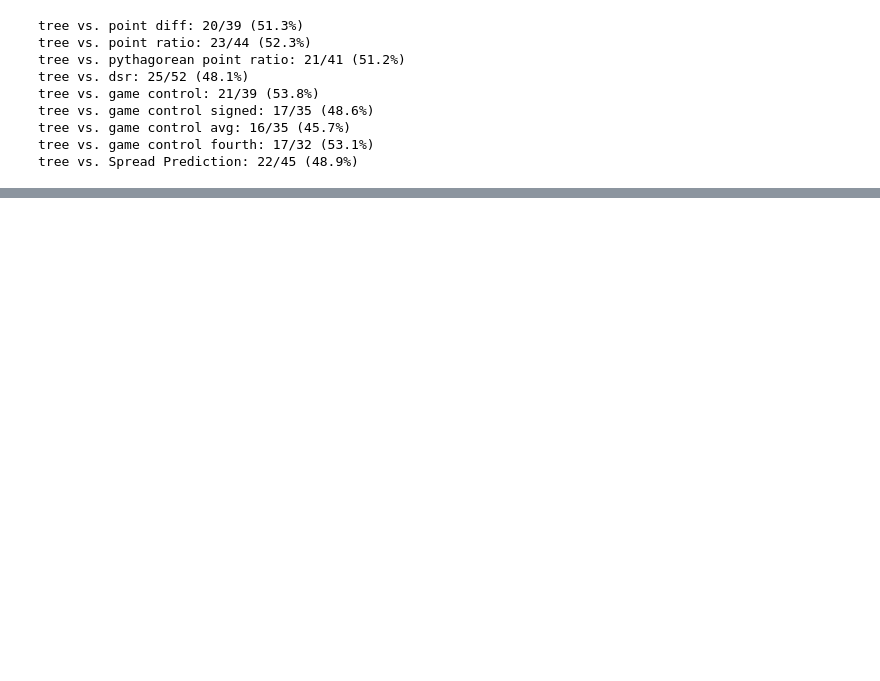
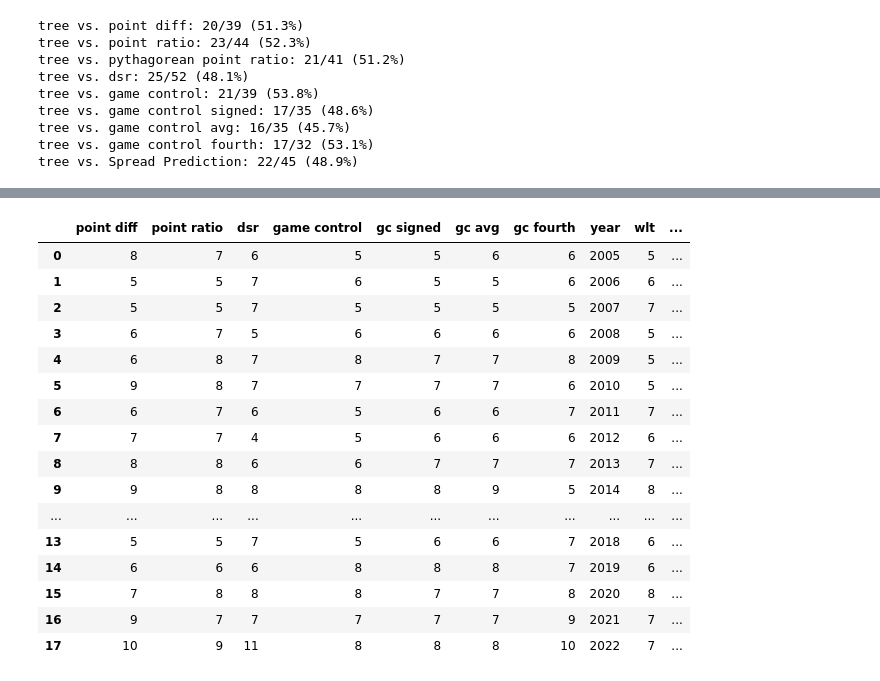
Before and after one commit to thearyanmittal/nfl-lrmc, a Jupyter notebook: flrmc.ipynb, the cells around one changed output, grey strips where cells are left out. Cells and saved outputs as stored; diff of their text form; code cells hidden in the pictures; blank space fills up the shorter version.

Commit message:
test accuracy of raw metrics

```diff
--- a/flrmc.ipynb
+++ b/flrmc.ipynb
@@ -19,6 +20,10 @@ import warnings
 
 warnings.filterwarnings('ignore')
 sns.set_theme(style='whitegrid')
+# %%
+# helpful function to convert values to booleans
+def boolify(x):
+    return x in (1, "True", True)
 # %%
 # set flag for which metric we are calibrating LR with
 # possible values are 'point diff', 'point ratio', 'pythagorean point ratio', 'dsr',
@@ -332,7 +337,7 @@ for i in range(2005, 2022+1):
 
     playoff_games = game_preds.groupby('Year').get_group(str(i))
     test_X = playoff_games.drop(['Spread Prediction', 'Playoff Result', 'Year', 'Playoff Result Spread'], axis=1).applymap(float)
-    test_Y = playoff_games['Playoff Result'].apply(bool) # test decision tree on playoff games for that season
+    test_Y = playoff_games['Playoff Result'].apply(boolify) # test decision tree on playoff games for that season
 
     tree_clf = DecisionTreeClassifier(max_depth=8, random_state=0).fit(train_X, train_Y)
     #print(f'{i}: {tree_clf.score(test_X, test_Y)}')
@@ -476,7 +491,7 @@ Spread Prediction vs. tree: 0.0001 (Significant)
 # %%
 # in games where they differed, what is the accuracy of each
 for i in range(9):
-    diff = (predictions.iloc[i] > 0) ^ predictions.loc['tree'].apply(bool)
+    diff = (predictions.iloc[i] > 0) ^ predictions.loc['tree'].apply(boolify)
     correct = (predictions.loc['tree'][diff] > 0) == predictions.loc['Playoff Result'][diff]
     print(f'tree vs. {predictions.iloc[i].name}: {sum(correct)}/{sum(diff)} ({round(100*sum(correct) / sum(diff), 1)}%)')
 # %% [output]
@@ -489,3 +504,14 @@ tree vs. game control signed: 17/35 (48.6%)
 tree vs. game control avg: 16/35 (45.7%)
 tree vs. game control fourth: 17/32 (53.1%)
 tree vs. Spread Prediction: 22/45 (48.9%)
+# %%
+# prep dataset for raw metric accuracy
+tgames = nfl.import_schedules(list(range(2005, 2023)))
+tgames.dropna(axis=0)
+tgames['home_team'].replace({'SD': 'LAC', 'OAK': 'LV', 'STL': 'LA'}, inplace=True)
+tgames['away_team'].replace({'SD': 'LAC', 'OAK': 'LV', 'STL': 'LA'}, inplace=True)
+tgames['result'] = [0 if row['overtime'] else row['result'] for (index, row) in tgames.iterrows()] # replace overtime scores with 0
+
+# merge ingame_stats dataframe
+ingame_stats = pd.read_csv('data/ingame_stats.csv')
+tgames = tgames.merge(ingame_stats, 'inner', ['game_id', 'home_team', 'away_team'])
@@ -491,0 +560,54 @@ tree vs. Spread Prediction: 22/45 (48.9%)
+# %%
+# accuracy of raw metrics
+raw_acc_sums = defaultdict(list)
+# for each season, for each metric, calculate each team's cumulative/avg metric over the season, predict playoffs
+metrics = ['point diff', 'point ratio', 'dsr', 'game control', 'gc signed', 'gc avg', 'gc fourth']
+for year in range(2005, 2023):
+    teams = defaultdict(lambda: defaultdict(lambda: 0))
+    for (i, game) in tgames[(tgames['game_type'] == 'REG') & (tgames['season'] == year)].iterrows():
+        teams[game['home_team']]['point diff'] += game['result']
+        teams[game['away_team']]['point diff'] += -game['result']
+        teams[game['home_team']]['point ratio'] += game['home_score'] / game['total']
+        teams[game['away_team']]['point ratio'] += game['away_score'] / game['total']
+        teams[game['home_team']]['dsr'] += game['home_dsr']
+        teams[game['away_team']]['dsr'] += game['away_dsr']
+        teams[game['home_team']]['game control'] += game['home_gc']
+        teams[game['away_team']]['game control'] += game['away_gc']
+        teams[game['home_team']]['gc signed'] += game['home_gc_signed']
+        teams[game['away_team']]['gc signed'] += game['away_gc_signed']
+        teams[game['home_team']]['gc avg'] += game['home_gc_avg']
+        teams[game['away_team']]['gc avg'] += game['away_gc_avg']
+        teams[game['home_team']]['gc fourth'] += game['home_gc_fourthqtr']
+        teams[game['away_team']]['gc fourth'] += game['away_gc_fourthqtr']
+
+    for metric in metrics:
+        correct, total = 0, 0
+        for (i, game) in tgames[(tgames['game_type'] != 'REG') & (tgames['season'] == year)].iterrows():
+            correct += (game['result'] > 0) == (teams[game['home_team']][metric] >= teams[game['away_team']][metric])
+            total += 1
+        raw_acc_sums[metric].append(correct)
+        #print(f'{year} {metric}: {correct}/{total}')
+    raw_acc_sums['year'].append(year)
+    raw_acc_sums['games'].append(total)
+
+raw_acc_sums = pd.DataFrame(raw_acc_sums)
+raw_metric_acc = raw_acc_sums.drop('games', axis=1).merge(raw_acc, 'outer', 'year')
+raw_metric_acc
+# %% [output]
+|  | point diff | point ratio | dsr | game control | gc signed | gc avg | gc fourth | year | wlt | ... |
+| 0 | 8 | 7 | 6 | 5 | 5 | 6 | 6 | 2005 | 5 | ... |
+| 1 | 5 | 5 | 7 | 6 | 5 | 5 | 6 | 2006 | 6 | ... |
+| 2 | 5 | 5 | 7 | 5 | 5 | 5 | 5 | 2007 | 7 | ... |
+| 3 | 6 | 7 | 5 | 6 | 6 | 6 | 6 | 2008 | 5 | ... |
+| 4 | 6 | 8 | 7 | 8 | 7 | 7 | 8 | 2009 | 5 | ... |
+| 5 | 9 | 8 | 7 | 7 | 7 | 7 | 6 | 2010 | 5 | ... |
+| 6 | 6 | 7 | 6 | 5 | 6 | 6 | 7 | 2011 | 7 | ... |
+| 7 | 7 | 7 | 4 | 5 | 6 | 6 | 6 | 2012 | 6 | ... |
+| 8 | 8 | 8 | 6 | 6 | 7 | 7 | 7 | 2013 | 7 | ... |
+| 9 | 9 | 8 | 8 | 8 | 8 | 9 | 5 | 2014 | 8 | ... |
+| ... | ... | ... | ... | ... | ... | ... | ... | ... | ... | ... |
+| 13 | 5 | 5 | 7 | 5 | 6 | 6 | 7 | 2018 | 6 | ... |
+| 14 | 6 | 6 | 6 | 8 | 8 | 8 | 7 | 2019 | 6 | ... |
+| 15 | 7 | 8 | 8 | 8 | 7 | 7 | 8 | 2020 | 8 | ... |
+| 16 | 9 | 7 | 7 | 7 | 7 | 7 | 9 | 2021 | 7 | ... |
+| 17 | 10 | 9 | 11 | 8 | 8 | 8 | 10 | 2022 | 7 | ... |
```
Also changed, not shown: parts of 7 cells of this notebook.
